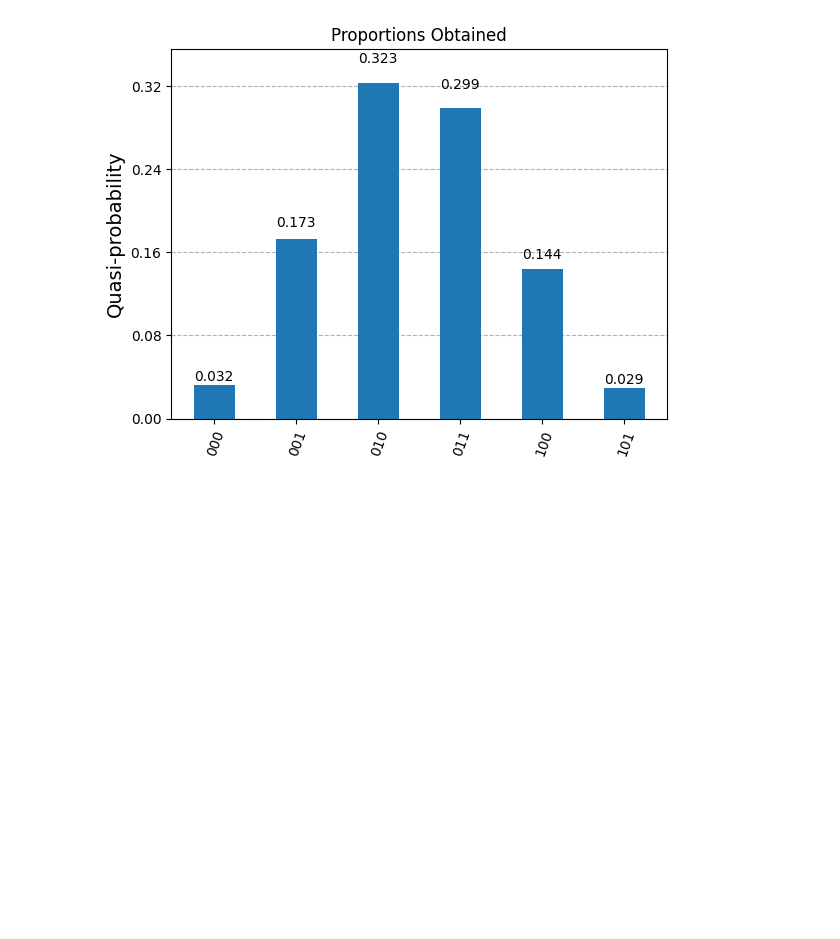
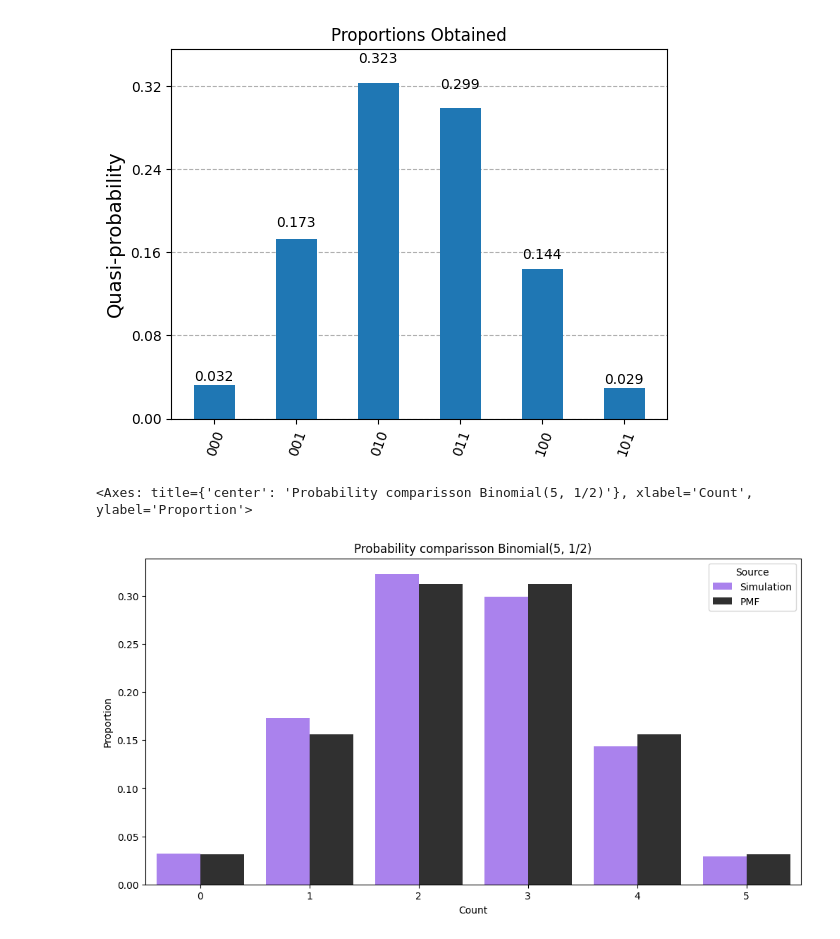
Before and after one commit to Voz-bonita/Quantum-Probability-Distributions, a Jupyter notebook: examples/binomial.ipynb, the cells around one changed output. Cells and saved outputs as stored; diff of their text form; code cells hidden in the pictures; blank space fills up the shorter version.

Commit message:
Comparisson against the true Binomial(5, 1/2)

```diff
--- a/examples/binomial.ipynb
+++ b/examples/binomial.ipynb
@@ -43,3 +43,26 @@ proportions = {k: v/total for k, v in counts.items()}
 plot_histogram(proportions, title='Proportions Obtained')
 # %% [output]
 [figure]
+# %%
+from scipy.stats import binom
+import matplotlib.pyplot as plt
+import seaborn as sns
+
+
+fig, ax1 = plt.subplots(figsize=(12,6))
+
+data = {"x": [], "proportion": [], "Source": []}
+for x, proportion in proportions.items():
+    integer_x = int(x, 2)
+    data["x"].append(integer_x)
+    data["proportion"].append(proportion)
+    data["Source"].append("Simulation")
+    data["x"].append(integer_x)
+    data["proportion"].append(binom.pmf(integer_x, 5, 1/2))
+    data["Source"].append("PMF")
+
+ax1.set(xlabel="Count", ylabel="Proportion", title="Probability comparisson Binomial(5, 1/2)")
+sns.barplot(data=data, x="x", y="proportion", ax=ax1, hue="Source", palette=["#a570ff", "#303030"])
+# %% [output]
+<Axes: title={'center': 'Probability comparisson Binomial(5, 1/2)'}, xlabel='Count', ylabel='Proportion'>
+[figure, added]
```
